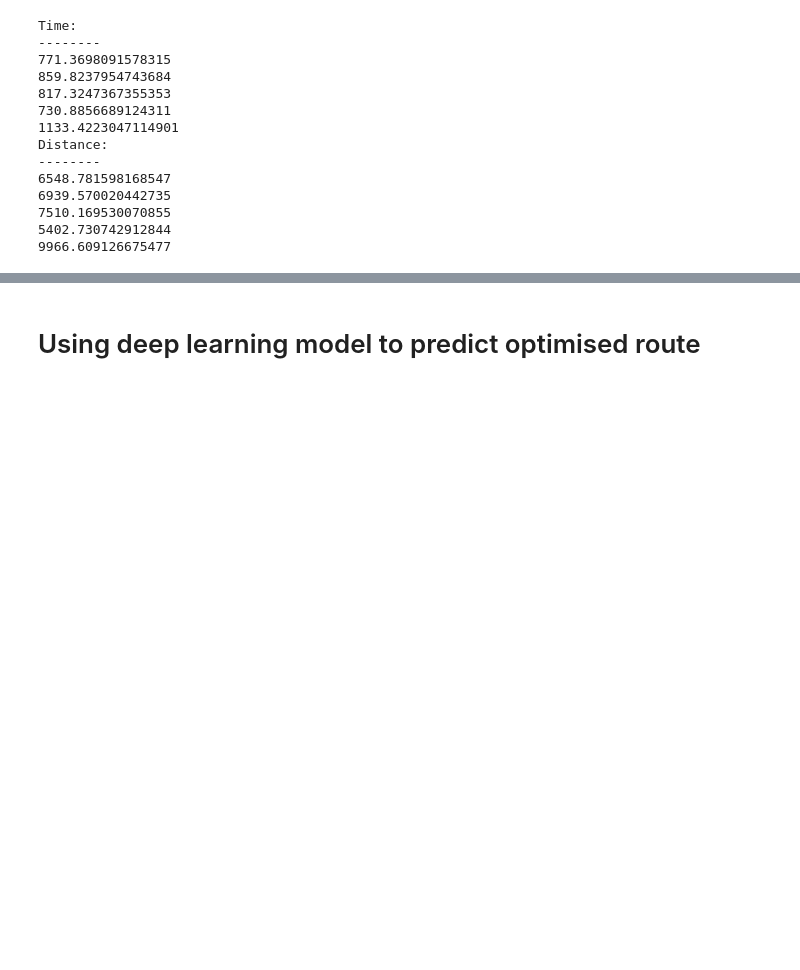
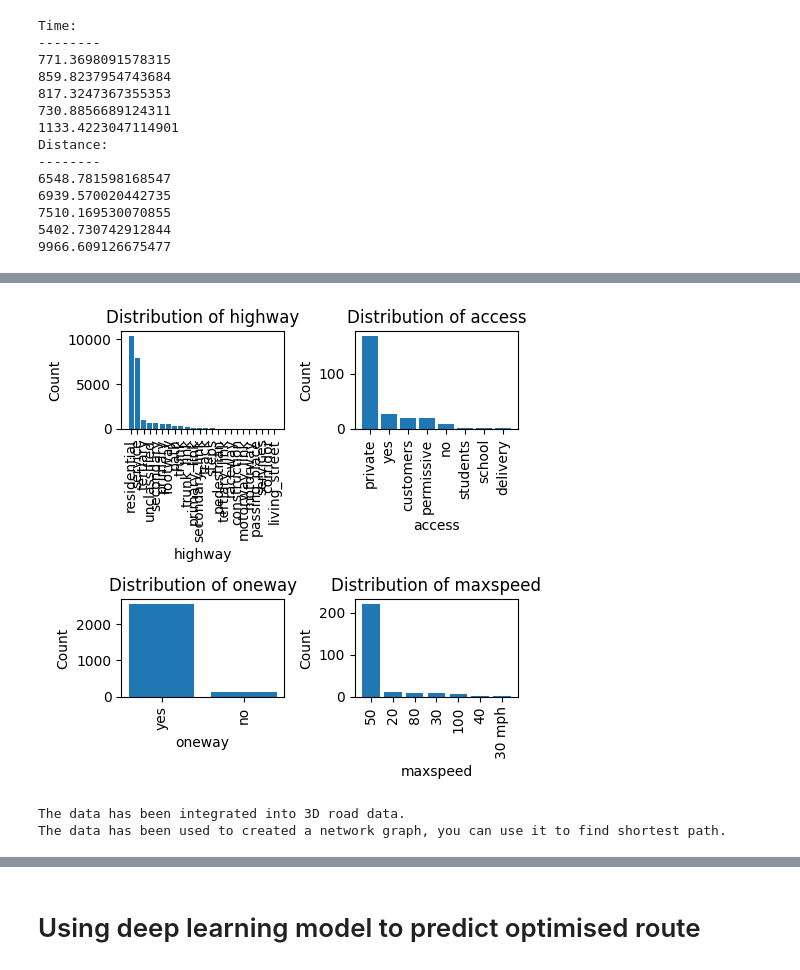
Before and after one commit to edsml-jd622/3D-Route-Optimization-system, a Jupyter notebook: User_Interface.ipynb, the cells around one changed output, grey strips where cells are left out. Drawn from its saved outputs; the diff is of its cells as text; code cells hidden in the pictures; blank space fills up the shorter version.

```diff
--- a/User_Interface.ipynb
+++ b/User_Interface.ipynb
@@ -65,0 +116,4 @@ Distance:
+# %%
+accra_road.delete_road_type('primary') # delete road types which is not need to be integrated.
+accra_road.add_road_type('primary') # Add road types need to be integrated.
+accra_road.print_road_type() # Show all road types which will be integrated.
@@ -65,0 +135,9 @@ Distance:
+# %%
+accra_road.show_tags() # Draw figures for tags.
+# %% [output]
+[figure, added]
+# %%
+accra_road.show_status() # Show the info of integration and network.
+# %% [output]
+The data has been integrated into 3D road data.
+The data has been used to created a network graph, you can use it to find shortest path.
```
Also changed, not shown: parts of 23 cells of this notebook, 3 other files.
